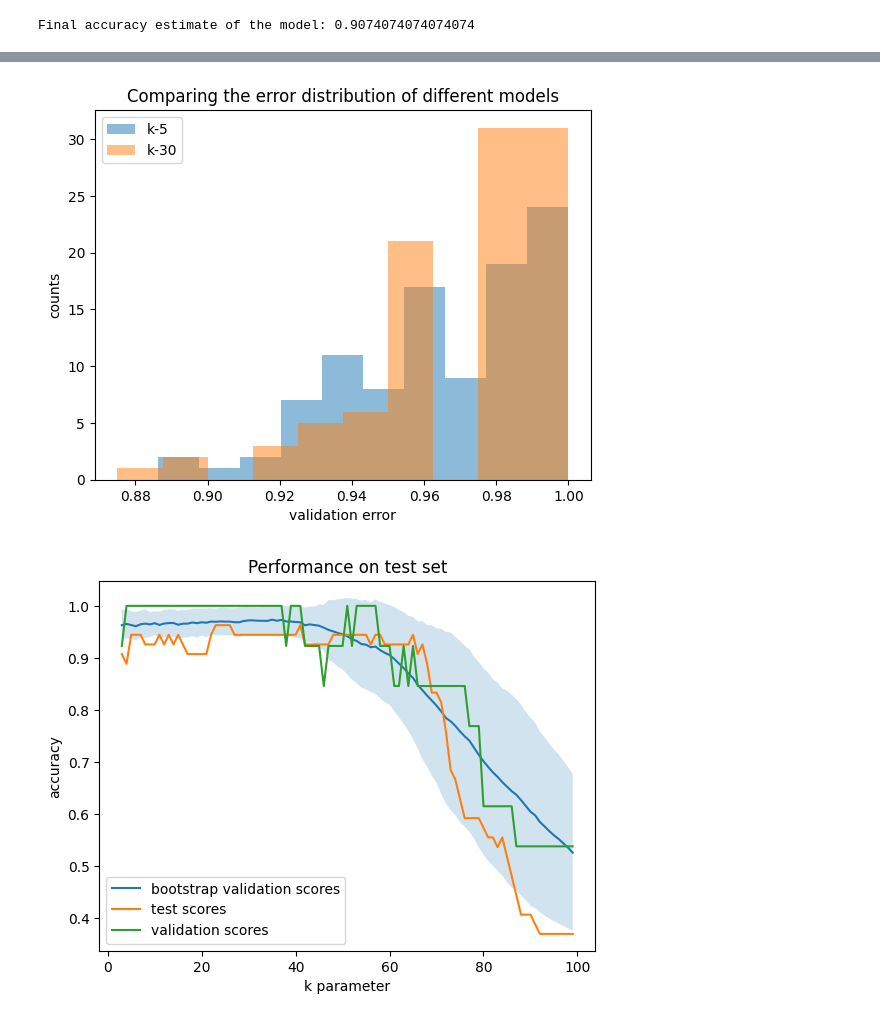
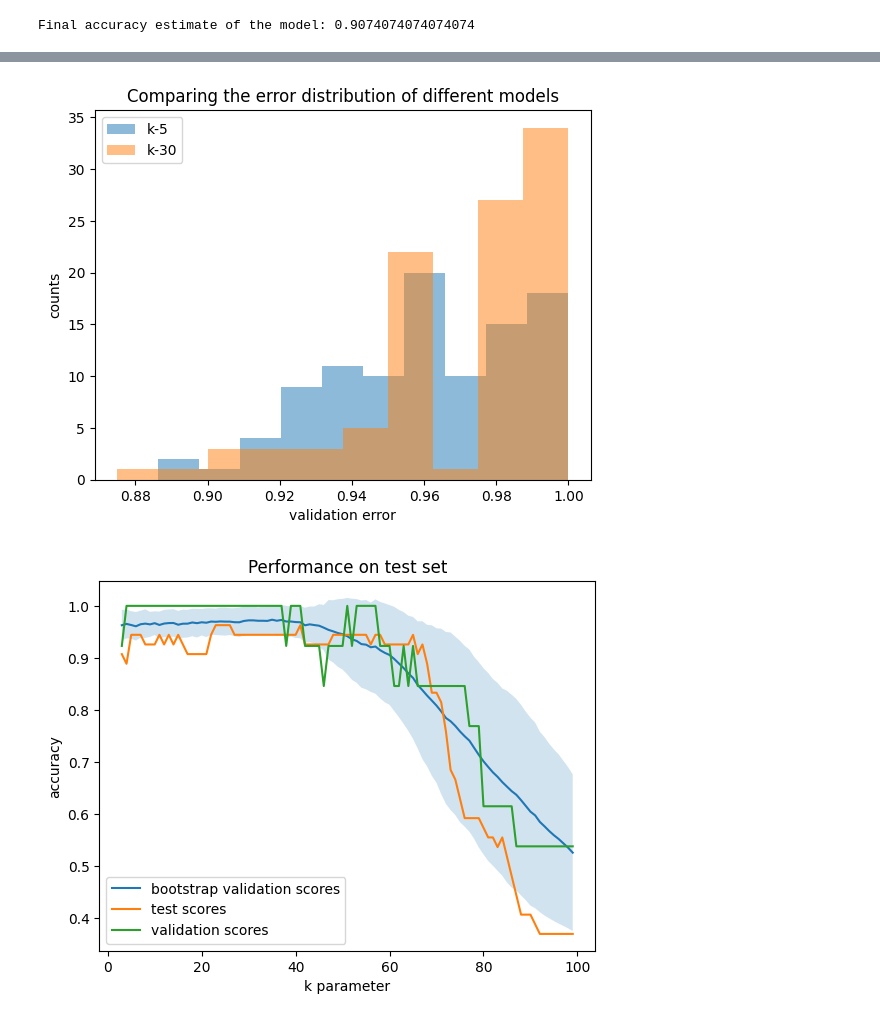
Before and after one commit to olethrosdc/ml-society-science, a Jupyter notebook: src/ml-tutorial/ml-pipeline.ipynb, the cells around one changed output, grey strips where cells are left out. Cells and saved outputs as stored; diff of their text form; code cells hidden in the pictures.

```diff
--- a/src/ml-tutorial/ml-pipeline.ipynb
+++ b/src/ml-tutorial/ml-pipeline.ipynb
@@ -645,16 +676,16 @@ for n in range(n_boostrap_iterations):
 boostrap_acc = np.array(boostrap_acc)
 # %%
 plt.figure()
-plt.hist(boostrap_acc[:,5], alpha = 0.5, label= "k-5")
-plt.hist(boostrap_acc[:,30], alpha = 0.5, label= "k-30")
+plt.hist(boostrap_acc[:,3], alpha = 0.5, label= "k-5")
+plt.hist(boostrap_acc[:,33], alpha = 0.5, label= "k-30")
 plt.legend()
 plt.xlabel("validation error")
 plt.ylabel("counts")
 plt.title("Comparing the error distribution of different models")
 plt.show()
 plt.close()
 # %% [output]
-[figure, old version]
+[figure, new version]
 # %%
 # calculate mean and std for the different models
 boostrap_mean_scores = np.mean(boostrap_acc, axis=0)
```
Also changed, not shown: parts of 30 cells of this notebook, 1 other file.
